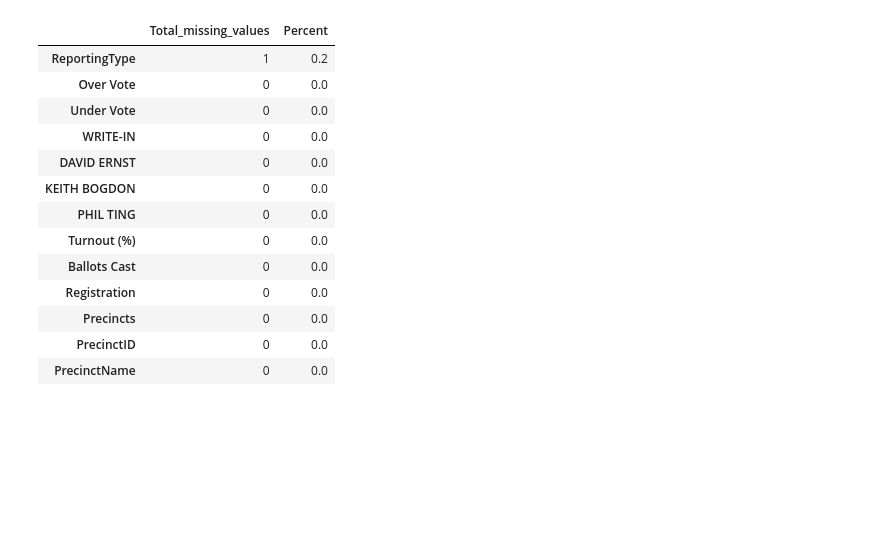
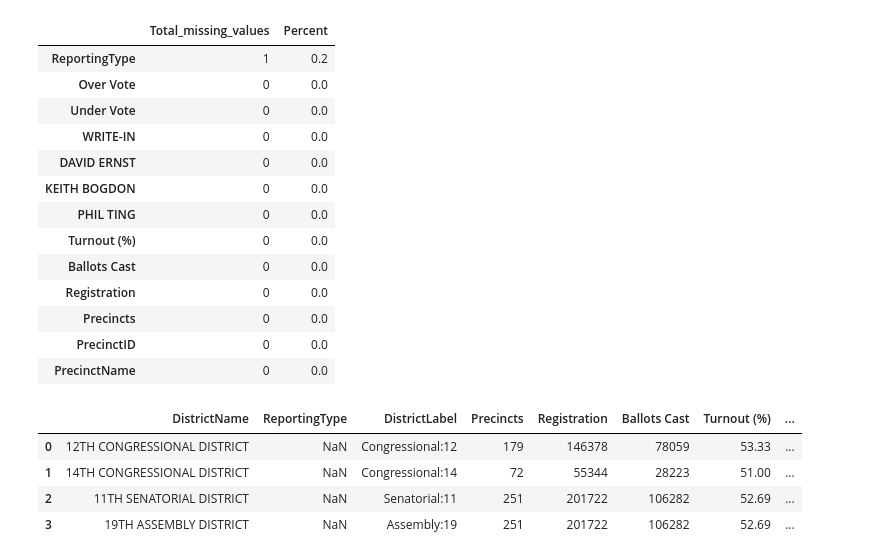
Before and after one commit to liyouzhang/Voters_profiles, a Jupyter notebook: VF.ipynb, the cells around one changed output. Drawn from its saved outputs; the diff is of its cells as text; code cells hidden in the pictures; blank space fills up the shorter version.

Commit message:
formated precinct csv

```diff
--- a/VF.ipynb
+++ b/VF.ipynb
@@ -323,0 +322,10 @@ prec3
+# %%
+prec2 = pd.read_csv('pct2.csv',sep="\t")
+# %%
+prec2.head(4)
+# %% [output]
+|  | DistrictName | ReportingType | DistrictLabel | Precincts | Registration | Ballots Cast | Turnout (%) | ... |
+| 0 | 12TH CONGRESSIONAL DISTRICT | NaN | Congressional:12 | 179 | 146378 | 78059 | 53.33 | ... |
+| 1 | 14TH CONGRESSIONAL DISTRICT | NaN | Congressional:14 | 72 | 55344 | 28223 | 51.00 | ... |
+| 2 | 11TH SENATORIAL DISTRICT | NaN | Senatorial:11 | 251 | 201722 | 106282 | 52.69 | ... |
+| 3 | 19TH ASSEMBLY DISTRICT | NaN | Assembly:19 | 251 | 201722 | 106282 | 52.69 | ... |
```
Also changed, not shown: parts of 3 cells of this notebook.
